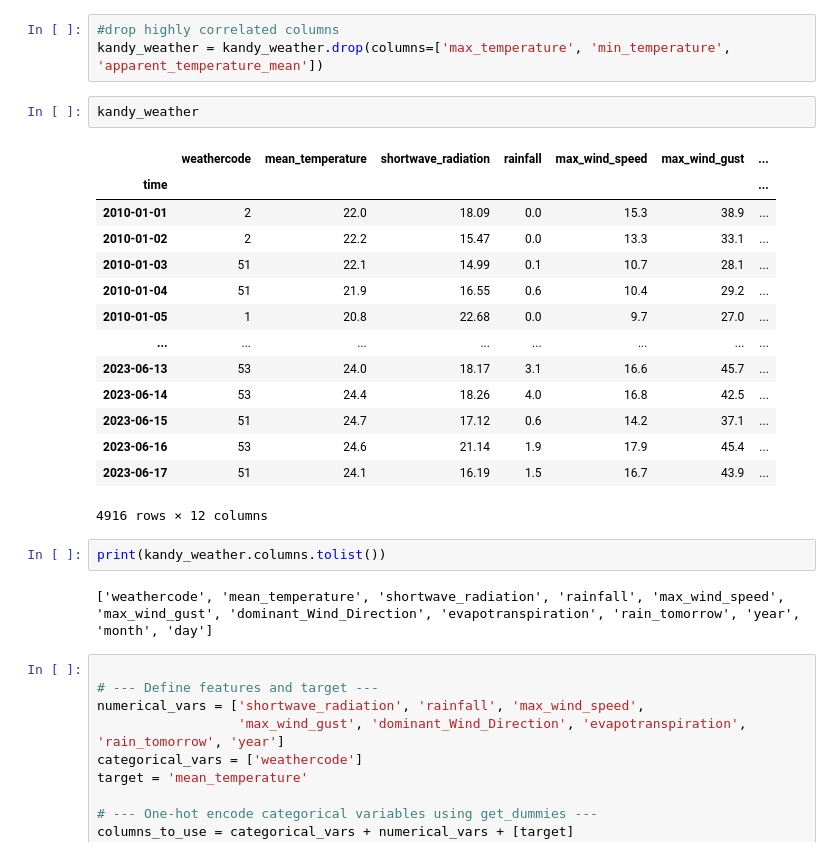
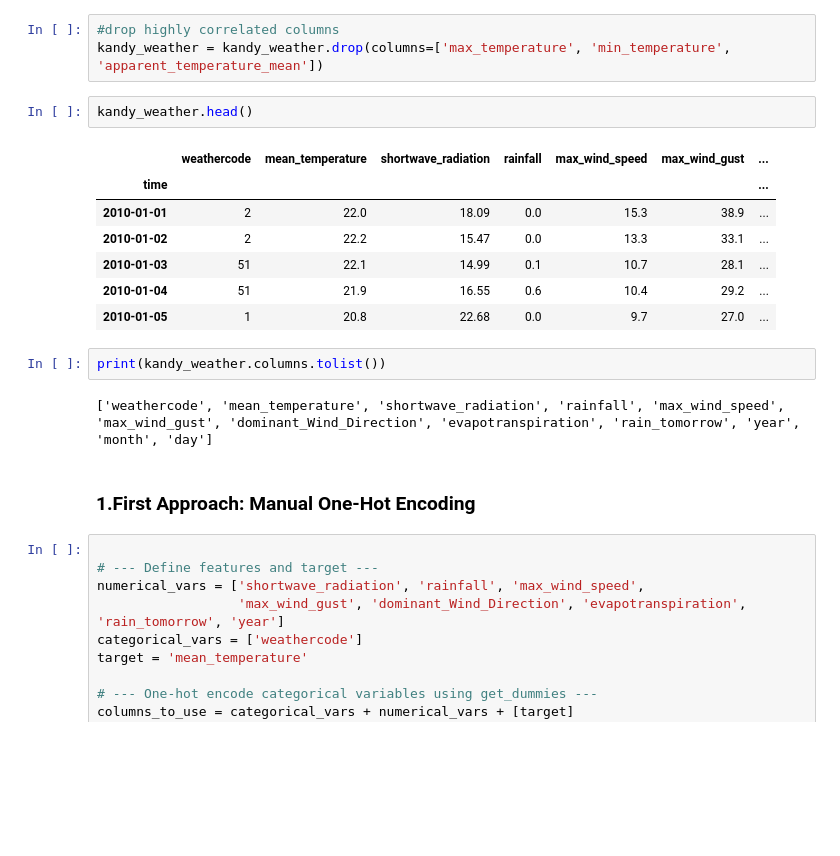
Before and after one commit to Vidusahan/sri-lanka-weather-analysis, a Jupyter notebook: notebooks/1_Linear_regression .ipynb, the cells around one changed output. Cells and saved outputs as stored; diff of their text form; blank space fills up the shorter version.

```diff
--- a/notebooks/Linear_regression .ipynb
+++ b/notebooks/1_Linear_regression .ipynb
@@ -19,26 +21,21 @@ kandy_weather = pd.read_csv('../data/processed/kandy_weather_cleaned.csv', index
 #drop highly correlated columns
 kandy_weather = kandy_weather.drop(columns=['max_temperature', 'min_temperature', 'apparent_temperature_mean'])
 # %%
-kandy_weather
+kandy_weather.head()
 # %% [output]
 |  | weathercode | mean_temperature | shortwave_radiation | rainfall | max_wind_speed | max_wind_gust | ... |
 | time |  |  |  |  |  |  | ... |
 | 2010-01-01 | 2 | 22.0 | 18.09 | 0.0 | 15.3 | 38.9 | ... |
 | 2010-01-02 | 2 | 22.2 | 15.47 | 0.0 | 13.3 | 33.1 | ... |
 | 2010-01-03 | 51 | 22.1 | 14.99 | 0.1 | 10.7 | 28.1 | ... |
 | 2010-01-04 | 51 | 21.9 | 16.55 | 0.6 | 10.4 | 29.2 | ... |
 | 2010-01-05 | 1 | 20.8 | 22.68 | 0.0 | 9.7 | 27.0 | ... |
-| ... | ... | ... | ... | ... | ... | ... | ... |
-| 2023-06-13 | 53 | 24.0 | 18.17 | 3.1 | 16.6 | 45.7 | ... |
-| 2023-06-14 | 53 | 24.4 | 18.26 | 4.0 | 16.8 | 42.5 | ... |
-| 2023-06-15 | 51 | 24.7 | 17.12 | 0.6 | 14.2 | 37.1 | ... |
-| 2023-06-16 | 53 | 24.6 | 21.14 | 1.9 | 17.9 | 45.4 | ... |
-| 2023-06-17 | 51 | 24.1 | 16.19 | 1.5 | 16.7 | 43.9 | ... |
-4916 rows × 12 columns
 # %%
 print(kandy_weather.columns.tolist())
 # %% [output]
 ['weathercode', 'mean_temperature', 'shortwave_radiation', 'rainfall', 'max_wind_speed', 'max_wind_gust', 'dominant_Wind_Direction', 'evapotranspiration', 'rain_tomorrow', 'year', 'month', 'day']
+# %% [markdown]
+### **1.First Approach: Manual One-Hot Encoding**
 # %%
 
 # --- Define features and target ---
```
Also changed, not shown: parts of 11 cells of this notebook, 4 other files.
